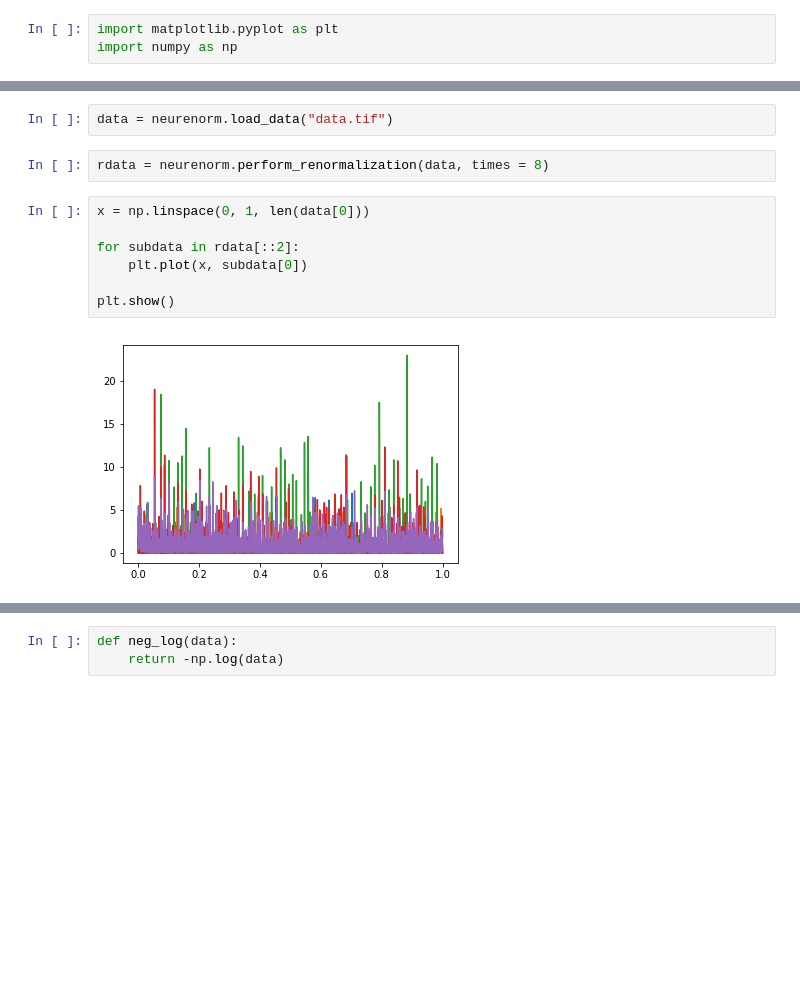
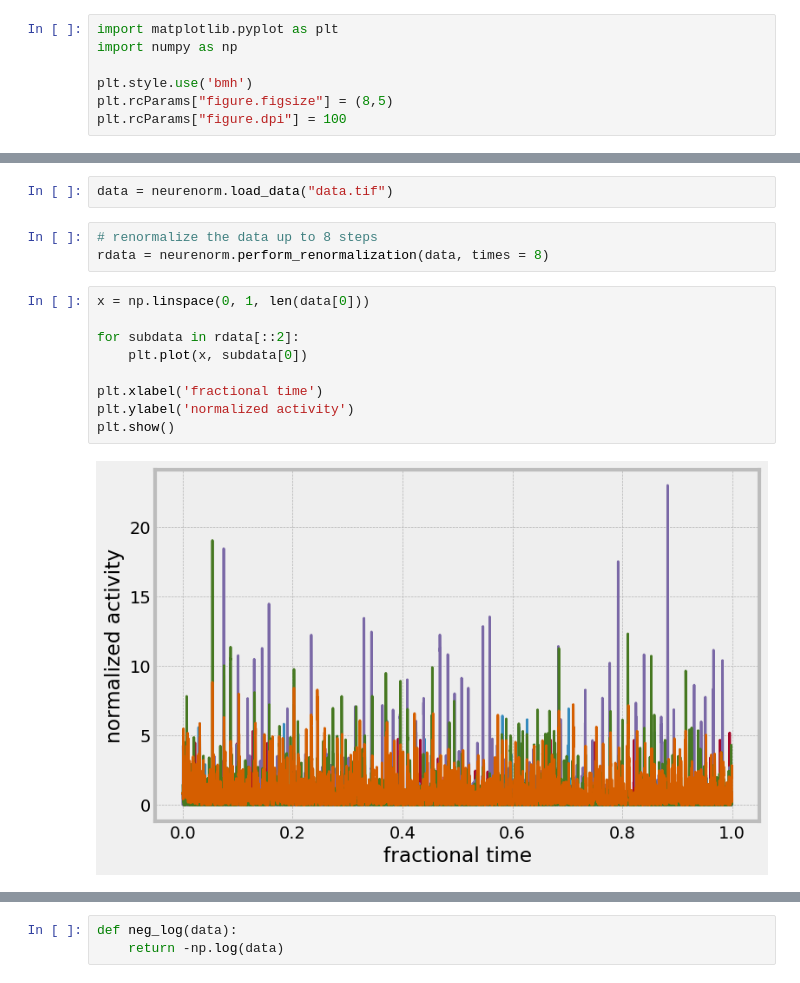
Before and after one commit to manuel-rhdt/neuronal-correlations, a Jupyter notebook: Notebook.ipynb, the cells around one changed output, grey strips where cells are left out. Cells and saved outputs as stored; diff of their text form; blank space fills up the shorter version.

```diff
--- a/Notebook.ipynb
+++ b/Notebook.ipynb
@@ -1,6 +1,10 @@
 # %%
 import matplotlib.pyplot as plt
 import numpy as np
+
+plt.style.use('bmh')
+plt.rcParams["figure.figsize"] = (8,5)
+plt.rcParams["figure.dpi"] = 100
 # %%
 import neurenorm
 # %%
@@ -12,16 +16,19 @@ reload(neurenorm)
 # %%
 data = neurenorm.load_data("data.tif")
 # %%
+# renormalize the data up to 8 steps
 rdata = neurenorm.perform_renormalization(data, times = 8)
 # %%
 x = np.linspace(0, 1, len(data[0]))
 
 for subdata in rdata[::2]:
     plt.plot(x, subdata[0])
 
+plt.xlabel('fractional time')
+plt.ylabel('normalized activity')
 plt.show()
 # %% [output]
-[figure, old version]
+[figure, new version]
 # %%
 for subdata in rdata[::2]:
     x, y = neurenorm.make_histogram(subdata)
```
Also changed, not shown: parts of 4 cells of this notebook, 6 other files.
